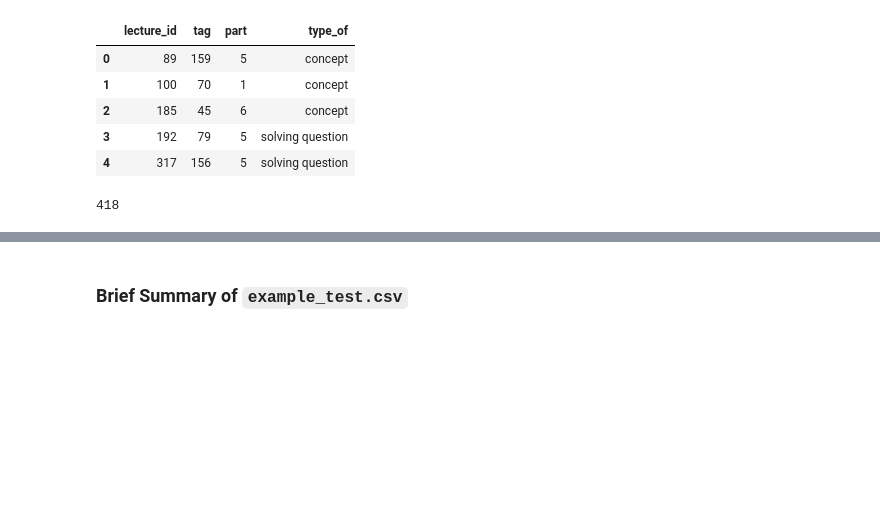
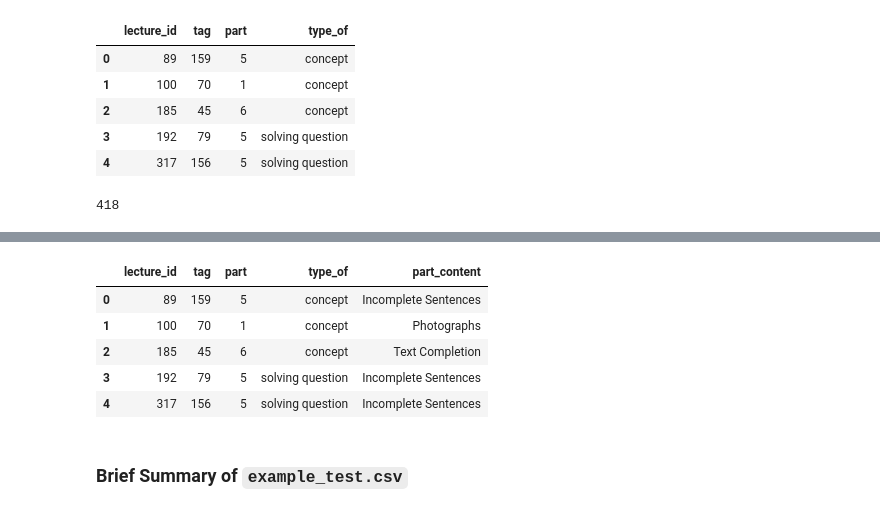
Before and after one commit to Yongliang-Shi/riiid_answer_correctness_prediction, a Jupyter notebook: acquire.ipynb, the cells around one changed output, grey strips where cells are left out. Drawn from its saved outputs; the diff is of its cells as text; code cells hidden in the pictures; blank space fills up the shorter version.

```diff
--- a/acquire.ipynb
+++ b/acquire.ipynb
@@ -177,0 +331,22 @@ df_lecs.lecture_id.nunique()
+# %%
+# Add an extra column to hold the name of the parts.
+
+map_dict = {1: "Photographs",
+            2: "Question-Response",
+            3: "Conversations",
+            4: "Talks",
+            5: "Incomplete Sentences",
+            6: "Text Completion",
+            7: "Passages"}
+
+df_lecs['part_content'] = df_lecs.part.map(map_dict)
+
+# Check if the column is successfully created
+df_lecs.head()
+# %% [output]
+|  | lecture_id | tag | part | type_of | part_content |
+| 0 | 89 | 159 | 5 | concept | Incomplete Sentences |
+| 1 | 100 | 70 | 1 | concept | Photographs |
+| 2 | 185 | 45 | 6 | concept | Text Completion |
+| 3 | 192 | 79 | 5 | solving question | Incomplete Sentences |
+| 4 | 317 | 156 | 5 | solving question | Incomplete Sentences |
```
Also changed, not shown: parts of 23 cells of this notebook.
